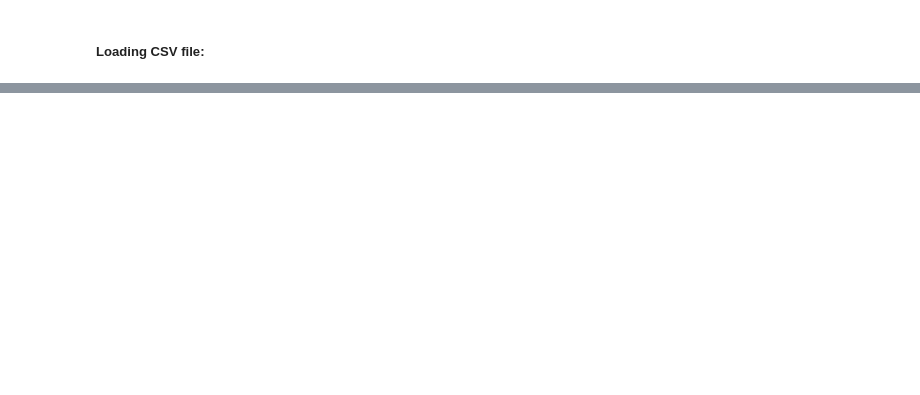
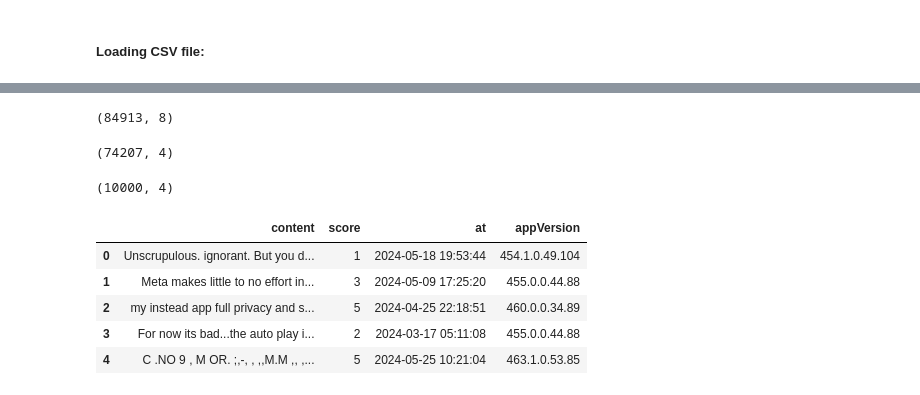
Before and after one commit to ThBrasilDaCosta/CA2-ML-Neural-Semantic, a Jupyter notebook: ThiagoCosta_ML_CA2.ipynb, the cells around one changed output, grey strips where cells are left out. Drawn from its saved outputs; the diff is of its cells as text; code cells hidden in the pictures; blank space fills up the shorter version.

```diff
--- a/ThiagoCosta_ML_CA2.ipynb
+++ b/ThiagoCosta_ML_CA2.ipynb
@@ -618,0 +637,4 @@ from sklearn.feature_extraction.text import TfidfTransformer
+# %%
+facebook_reviews.shape
+# %% [output]
+(84913, 8)
@@ -618,0 +644,4 @@ from sklearn.feature_extraction.text import TfidfTransformer
+# %%
+facebook_reviews.shape
+# %% [output]
+(74207, 4)
@@ -618,0 +650,13 @@ from sklearn.feature_extraction.text import TfidfTransformer
+# %%
+facebook_reviews.shape
+# %% [output]
+(10000, 4)
+# %%
+facebook_reviews.head()
+# %% [output]
+|  | content | score | at | appVersion |
+| 0 | Unscrupulous. ignorant. But you d... | 1 | 2024-05-18 19:53:44 | 454.1.0.49.104 |
+| 1 | Meta makes little to no effort in... | 3 | 2024-05-09 17:25:20 | 455.0.0.44.88 |
+| 2 | my instead app full privacy and s... | 5 | 2024-04-25 22:18:51 | 460.0.0.34.89 |
+| 3 | For now its bad...the auto play i... | 2 | 2024-03-17 05:11:08 | 455.0.0.44.88 |
+| 4 | C .NO 9 , M OR. ;,-, , ,,M.M ,, ,... | 5 | 2024-05-25 10:21:04 | 463.1.0.53.85 |
```
Also changed, not shown: parts of 11 cells of this notebook.
